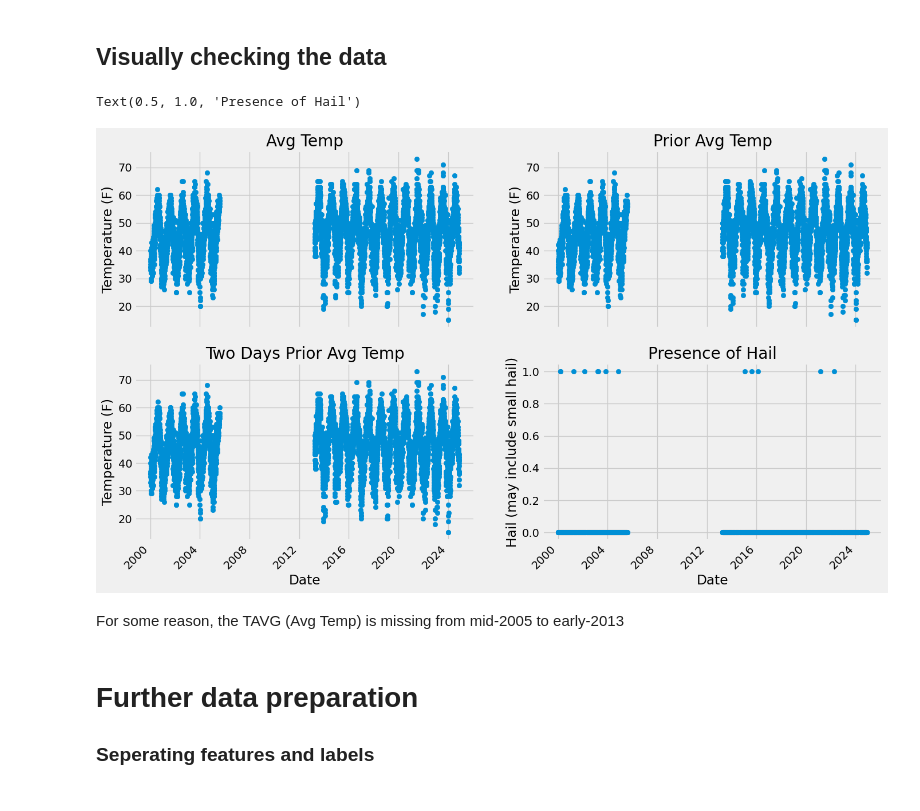
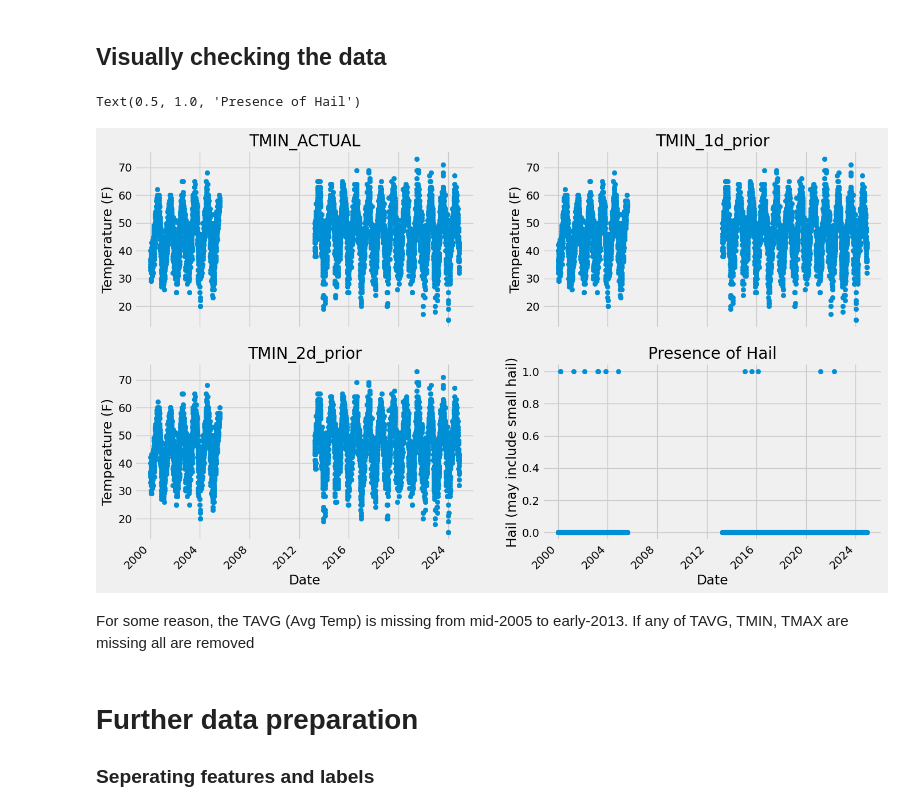
Before and after one commit to ClaytonSasaki/SeattleTempPredict_RandomForest, a Jupyter notebook: SeattleTemp_RandomForest.ipynb, the cells around one changed output. Saved outputs shown, nothing was run; the diff lists cells and outputs as text; code cells hidden in the pictures.

```diff
--- a/SeattleTemp_RandomForest.ipynb
+++ b/SeattleTemp_RandomForest.ipynb
@@ -78,6 +82,4 @@ conditions_df.drop(columns=['FMTM', 'PGTM', 'SNOW', 'SNWD', 'TSUN', 'WESD'], inp
 columns_to_fill = [f'WT{i:02d}' for i in range(1, 23)] + ['WV01', 'WV03']
 
 # Fill NaN values with 0 for specified columns
-for column_name in columns_to_fill:
-    if column_name in conditions_df.columns:
-        conditions_df[column_name].fillna(0, inplace=True)
+conditions_df.fillna({col: 0 for col in columns_to_fill if col in conditions_df.columns}, inplace=True)
@@ -165,32 +140,32 @@ dates = [datetime.datetime.strptime(date, '%Y-%m-%d') for date in conditions_df[
 # %%
 # Set up the plotting layout
 fig, ((ax1, ax2), (ax3, ax4)) = plt.subplots(nrows=2, ncols=2, figsize = (15,10))
 fig.autofmt_xdate(rotation = 45)
 
 # Actual avg temperature measurement
 ax1.scatter(dates, conditions_df[var_predict_ACTUAL])
-ax1.set_xlabel(''); ax1.set_ylabel('Temperature (F)'); ax1.set_title('Avg Temp')
+ax1.set_xlabel(''); ax1.set_ylabel('Temperature (F)'); ax1.set_title(var_predict_ACTUAL)
 
 var_predict_1d_prior = var_predict + '_1d_prior'
 
 # Temperature from 1 day ago
 ax2.scatter(dates, conditions_df[var_predict_1d_prior])
-ax2.set_xlabel(''); ax2.set_ylabel('Temperature (F)'); ax2.set_title('Prior Avg Temp')
+ax2.set_xlabel(''); ax2.set_ylabel('Temperature (F)'); ax2.set_title(var_predict_1d_prior)
 
 var_predict_2d_prior = var_predict + '_2d_prior'
 
 # Temperature from 2 days ago
 ax3.scatter(dates, conditions_df[var_predict_2d_prior])
-ax3.set_xlabel('Date'); ax3.set_ylabel('Temperature (F)'); ax3.set_title('Two Days Prior Avg Temp')
+ax3.set_xlabel('Date'); ax3.set_ylabel('Temperature (F)'); ax3.set_title(var_predict_2d_prior)
 
 # Temperature from 2 days ago
 ax4.scatter(dates, conditions_df['WT05_1d_prior'])
 ax4.set_xlabel('Date'); ax4.set_ylabel('Hail (may include small hail)'); ax4.set_title('Presence of Hail')
 # %% [output]
 Text(0.5, 1.0, 'Presence of Hail')
-[figure, old version]
+[figure, new version]
 # %% [markdown]
-For some reason, the TAVG (Avg Temp) is missing from mid-2005 to early-2013
+For some reason, the TAVG (Avg Temp) is missing from mid-2005 to early-2013. If any of TAVG, TMIN, TMAX are missing all are removed
 # %% [markdown]
 # Further data preparation
 ### Seperating features and labels
```
Also changed, not shown: parts of 13 cells of this notebook.
